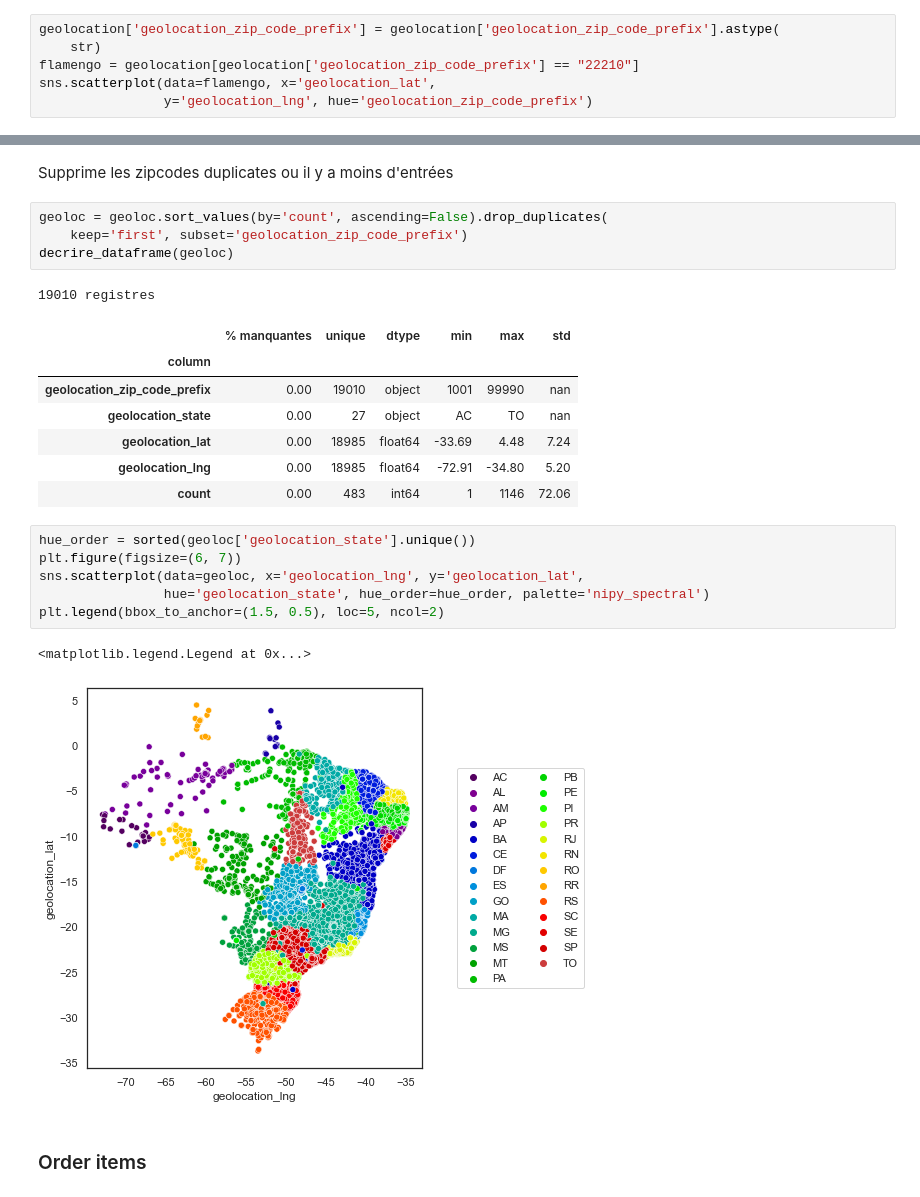
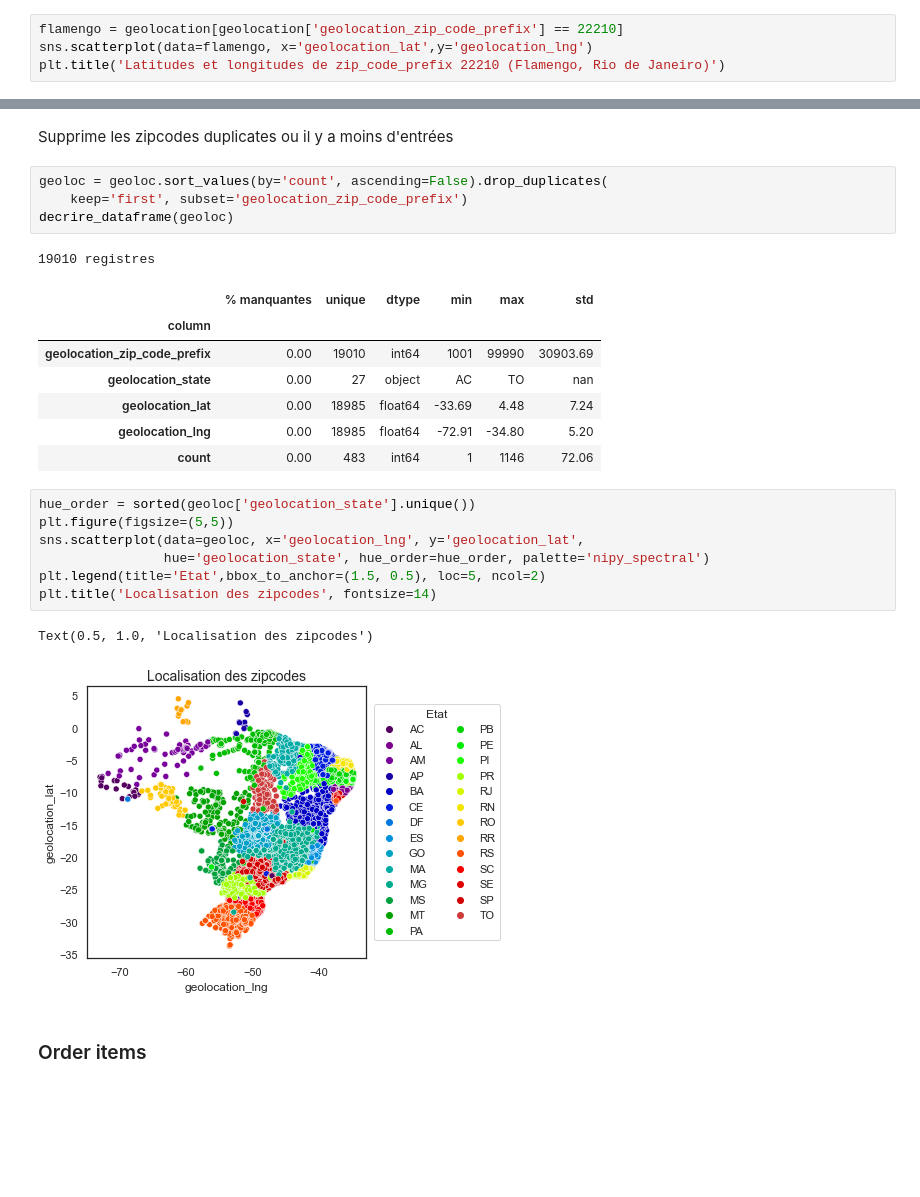
Before and after one commit to mrcreasey/oc-ds-p5-unsupervised-clustering, a Jupyter notebook: P5_01_analyse.ipynb, the cells around one changed output, grey strips where cells are left out. Drawn from its saved outputs; the diff is of its cells as text; blank space fills up the shorter version.

```diff
--- a/P5_01_analyse.ipynb
+++ b/P5_01_analyse.ipynb
@@ -360,9 +360,7 @@ trop à l'ouest (4, 5)
 # %% [markdown]
 Eliminer les outliers de (lat,lng) dans les zipcodes
 # %%
-geolocation['geolocation_zip_code_prefix'] = geolocation['geolocation_zip_code_prefix'].astype(
-    str)
-flamengo = geolocation[geolocation['geolocation_zip_code_prefix'] == "22210"]
-sns.scatterplot(data=flamengo, x='geolocation_lat',
-                y='geolocation_lng', hue='geolocation_zip_code_prefix')
+flamengo = geolocation[geolocation['geolocation_zip_code_prefix'] == 22210]
+sns.scatterplot(data=flamengo, x='geolocation_lat',y='geolocation_lng')
+plt.title('Latitudes et longitudes de zip_code_prefix 22210 (Flamengo, Rio de Janeiro)')
 # %% [output]
@@ -417,20 +415,21 @@ decrire_dataframe(geoloc)
 19010 registres
 |  | % manquantes | unique | dtype | min | max | std |
 | column |  |  |  |  |  |  |
-| geolocation_zip_code_prefix | 0.00 | 19010 | object | 1001 | 99990 | nan |
+| geolocation_zip_code_prefix | 0.00 | 19010 | int64 | 1001 | 99990 | 30903.69 |
 | geolocation_state | 0.00 | 27 | object | AC | TO | nan |
 | geolocation_lat | 0.00 | 18985 | float64 | -33.69 | 4.48 | 7.24 |
 | geolocation_lng | 0.00 | 18985 | float64 | -72.91 | -34.80 | 5.20 |
 | count | 0.00 | 483 | int64 | 1 | 1146 | 72.06 |
 # %%
 hue_order = sorted(geoloc['geolocation_state'].unique())
-plt.figure(figsize=(6, 7))
+plt.figure(figsize=(5,5))
 sns.scatterplot(data=geoloc, x='geolocation_lng', y='geolocation_lat',
                 hue='geolocation_state', hue_order=hue_order, palette='nipy_spectral')
-plt.legend(bbox_to_anchor=(1.5, 0.5), loc=5, ncol=2)
+plt.legend(title='Etat',bbox_to_anchor=(1.5, 0.5), loc=5, ncol=2)
+plt.title('Localisation des zipcodes', fontsize=14)
 # %% [output]
-<matplotlib.legend.Legend at 0x...>
+Text(0.5, 1.0, 'Localisation des zipcodes')
-[figure, old version]
+[figure, new version]
 # %% [markdown]
 ### Order items
 # %%
```
Also changed, not shown: parts of 14 cells of this notebook.
